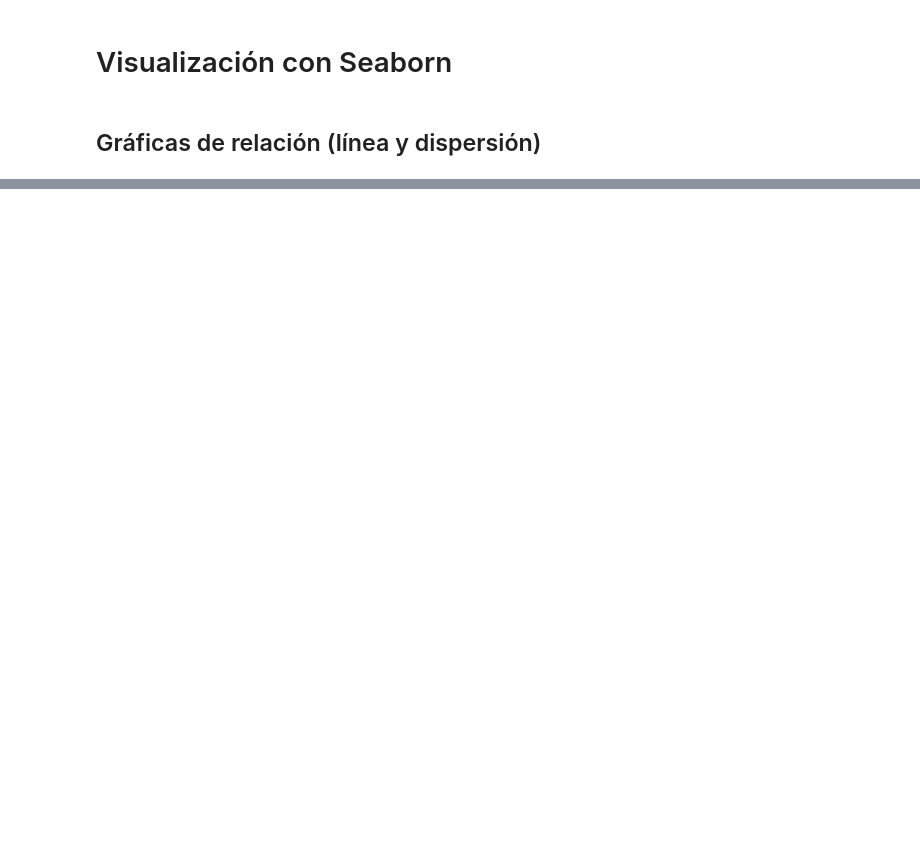
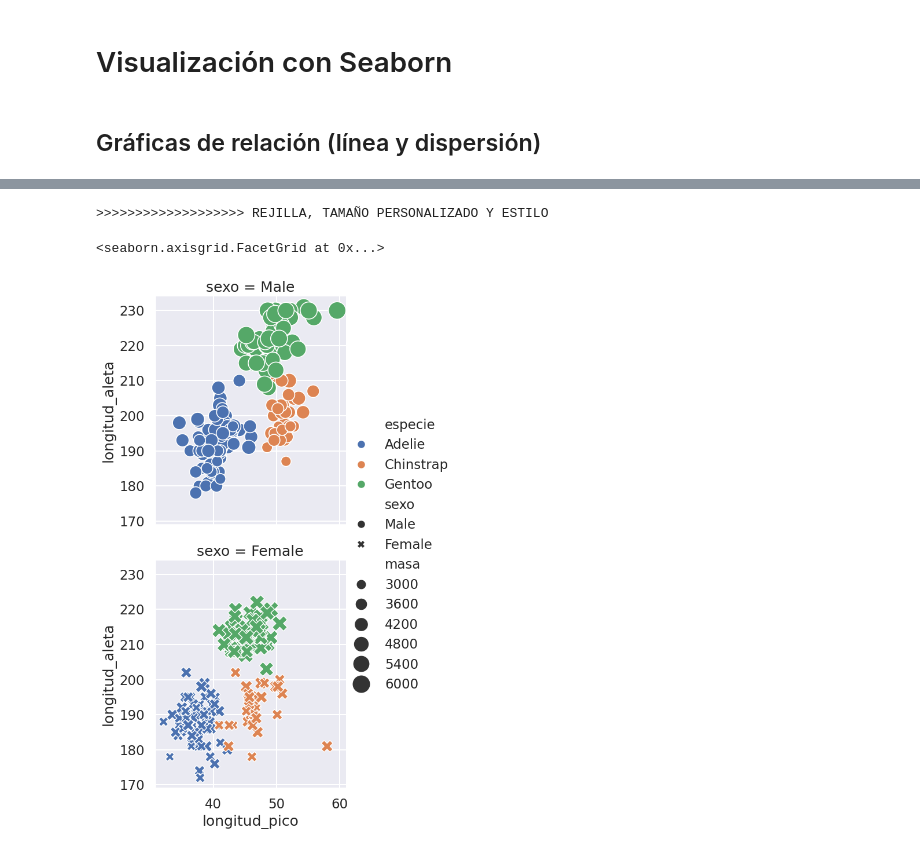
Before and after one commit to SunFanton/python-courses, a Jupyter notebook: codigo_maquina/Nivel_3_Visualizacion_de_datos/04_seaborn_parte1.ipynb, the cells around one changed output, grey strips where cells are left out. Saved outputs shown, nothing was run; the diff lists cells and outputs as text; code cells hidden in the pictures; blank space fills up the shorter version.

```diff
--- a/codigo_maquina/Nivel_3_Visualizacion_de_datos/04_seaborn_parte1.ipynb
+++ b/codigo_maquina/Nivel_3_Visualizacion_de_datos/04_seaborn_parte1.ipynb
@@ -18,0 +111,15 @@ import seaborn as sns
+# %%
+print(">>>>>>>>>>>>>>>>>>> REJILLA, TAMAÑO PERSONALIZADO Y ESTILO")
+
+sns.relplot(data=pinguinos,
+            x="longitud_pico",
+            y="longitud_aleta",
+            hue="especie", # matiz/color cambia en funcion de la especie
+            row="sexo",
+            size="masa",
+            sizes=(100, 500),
+            style="sexo")
+# %% [output]
+>>>>>>>>>>>>>>>>>>> REJILLA, TAMAÑO PERSONALIZADO Y ESTILO
+<seaborn.axisgrid.FacetGrid at 0x...>
+[figure, added]
```
Also changed, not shown: parts of 19 cells of this notebook.
